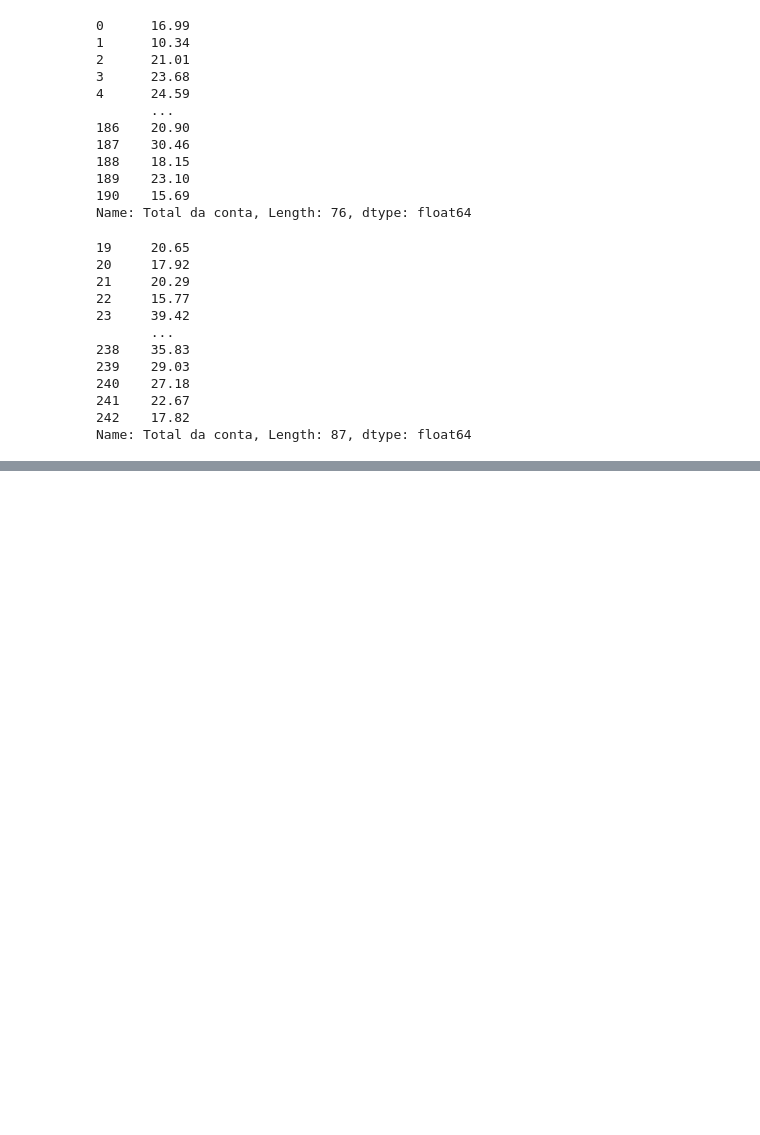
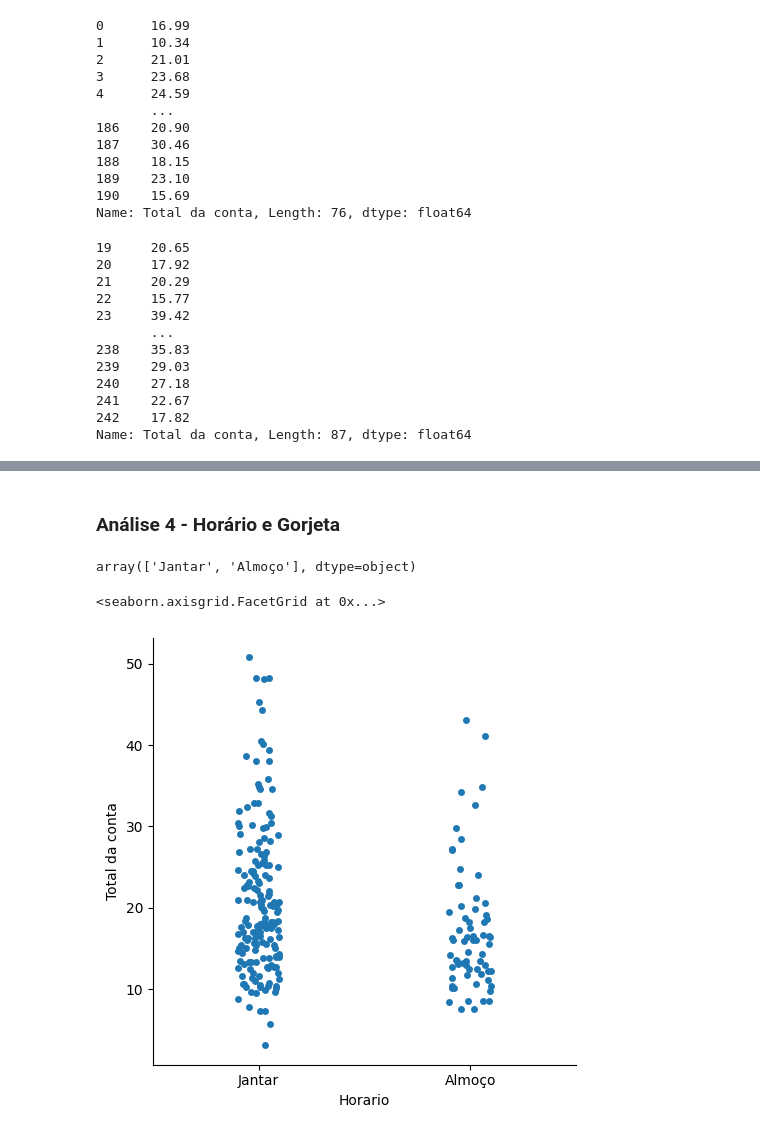
Before and after one commit to RayVilaca/Bootcamp-Data-Analytics, a Jupyter notebook: Cursos-Off/Alura/datavisualization/data-visualization.ipynb, the cells around one changed output, grey strips where cells are left out. Saved outputs shown, nothing was run; the diff lists cells and outputs as text; code cells hidden in the pictures; blank space fills up the shorter version.

```diff
--- a/Cursos-Off/Alura/datavisualization/data-visualization.ipynb
+++ b/Cursos-Off/Alura/datavisualization/data-visualization.ipynb
@@ -398,0 +398,11 @@ O p valor é 0.3576728477868443
+# %% [markdown]
+### Análise 4 - Horário e Gorjeta
+# %%
+dados.Horario.unique()
+# %% [output]
+array(['Jantar', 'Almoço'], dtype=object)
+# %%
+sns.catplot(x='Horario', y='Total da conta', data=dados)
+# %% [output]
+<seaborn.axisgrid.FacetGrid at 0x...>
+[figure, added]
```
Also changed, not shown: parts of 21 cells of this notebook, 1 other file.
